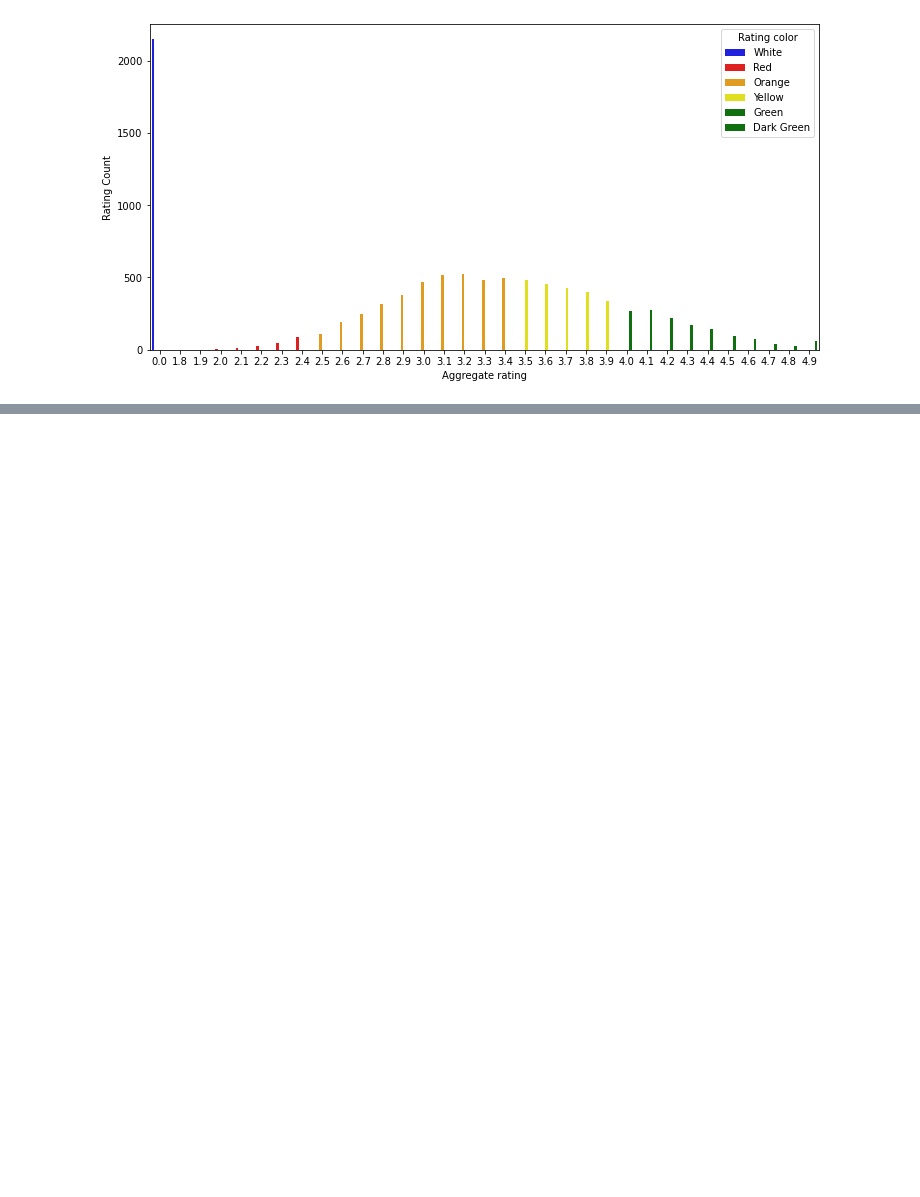
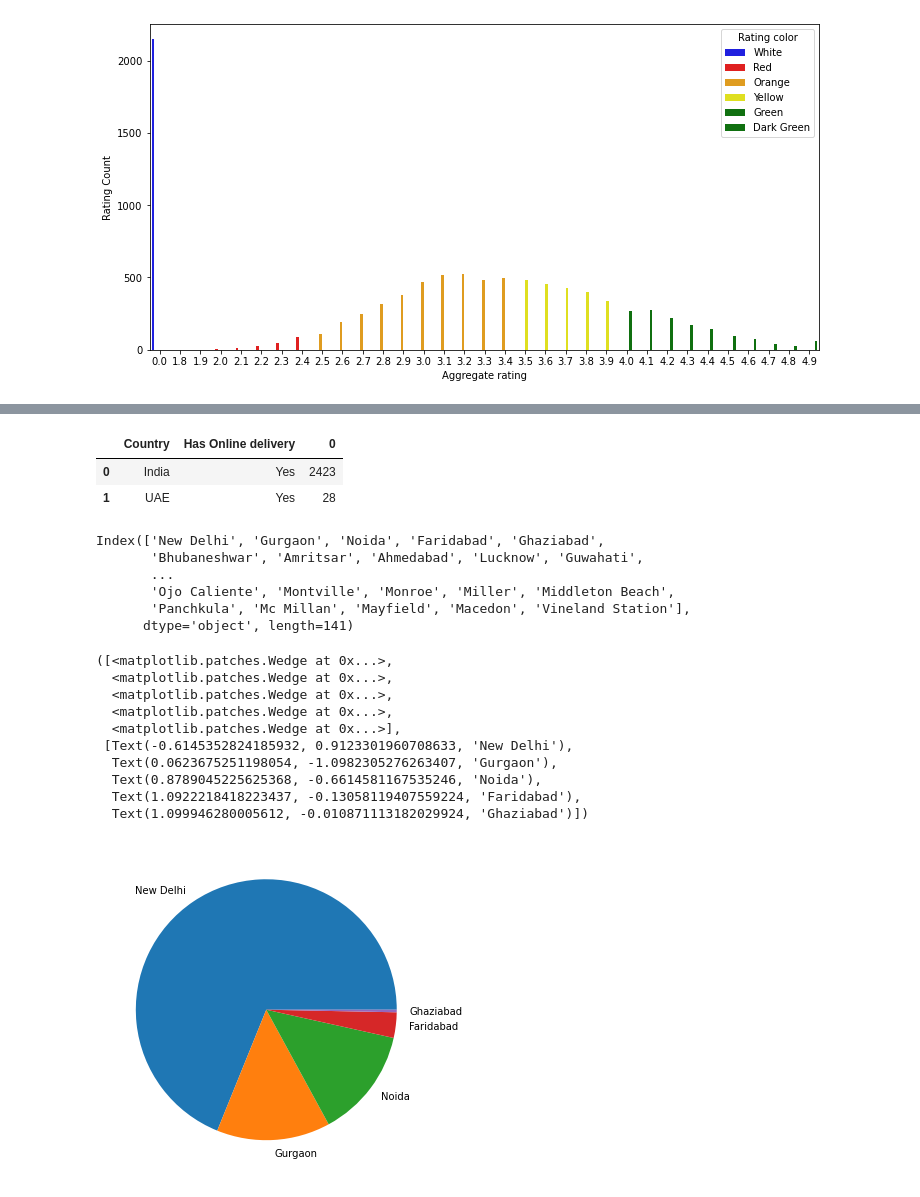
Before and after one commit to pranshuchaurasia/EDA, a Jupyter notebook: Zomato/zomato_eda.ipynb, the cells around one changed output, grey strips where cells are left out. Saved outputs shown, nothing was run; the diff lists cells and outputs as text; code cells hidden in the pictures; blank space fills up the shorter version.

```diff
--- a/Zomato/zomato_eda.ipynb
+++ b/Zomato/zomato_eda.ipynb
@@ -348,0 +389,32 @@ final_df.groupby(['Aggregate rating','Country']).size().reset_index().head(4)
+# %%
+final_df[final_df['Has Online delivery']=='Yes'].groupby(['Country','Has Online delivery']).size().reset_index()
+# %% [output]
+|  | Country | Has Online delivery | 0 |
+| 0 | India | Yes | 2423 |
+| 1 | UAE | Yes | 28 |
+# %%
+final_df.City.value_counts().index
+# %% [output]
+Index(['New Delhi', 'Gurgaon', 'Noida', 'Faridabad', 'Ghaziabad',
+       'Bhubaneshwar', 'Amritsar', 'Ahmedabad', 'Lucknow', 'Guwahati',
+       ...
+       'Ojo Caliente', 'Montville', 'Monroe', 'Miller', 'Middleton Beach',
+       'Panchkula', 'Mc Millan', 'Mayfield', 'Macedon', 'Vineland Station'],
+      dtype='object', length=141)
+# %%
+city_values=final_df.City.value_counts().values
+city_labels=final_df.City.value_counts().index
+# %%
+plt.pie(city_values[:5],labels=city_labels[:5])
+# %% [output]
+([<matplotlib.patches.Wedge at 0x...>,
+  <matplotlib.patches.Wedge at 0x...>,
+  <matplotlib.patches.Wedge at 0x...>,
+  <matplotlib.patches.Wedge at 0x...>,
+  <matplotlib.patches.Wedge at 0x...>],
+ [Text(-0.6145352824185932, 0.9123301960708633, 'New Delhi'),
+  Text(0.0623675251198054, -1.0982305276263407, 'Gurgaon'),
+  Text(0.8789045225625368, -0.6614581167535246, 'Noida'),
+  Text(1.0922218418223437, -0.13058119407559224, 'Faridabad'),
+  Text(1.099946280005612, -0.010871113182029924, 'Ghaziabad')])
+[figure, added]
```
Also changed, not shown: parts of 11 cells of this notebook.
